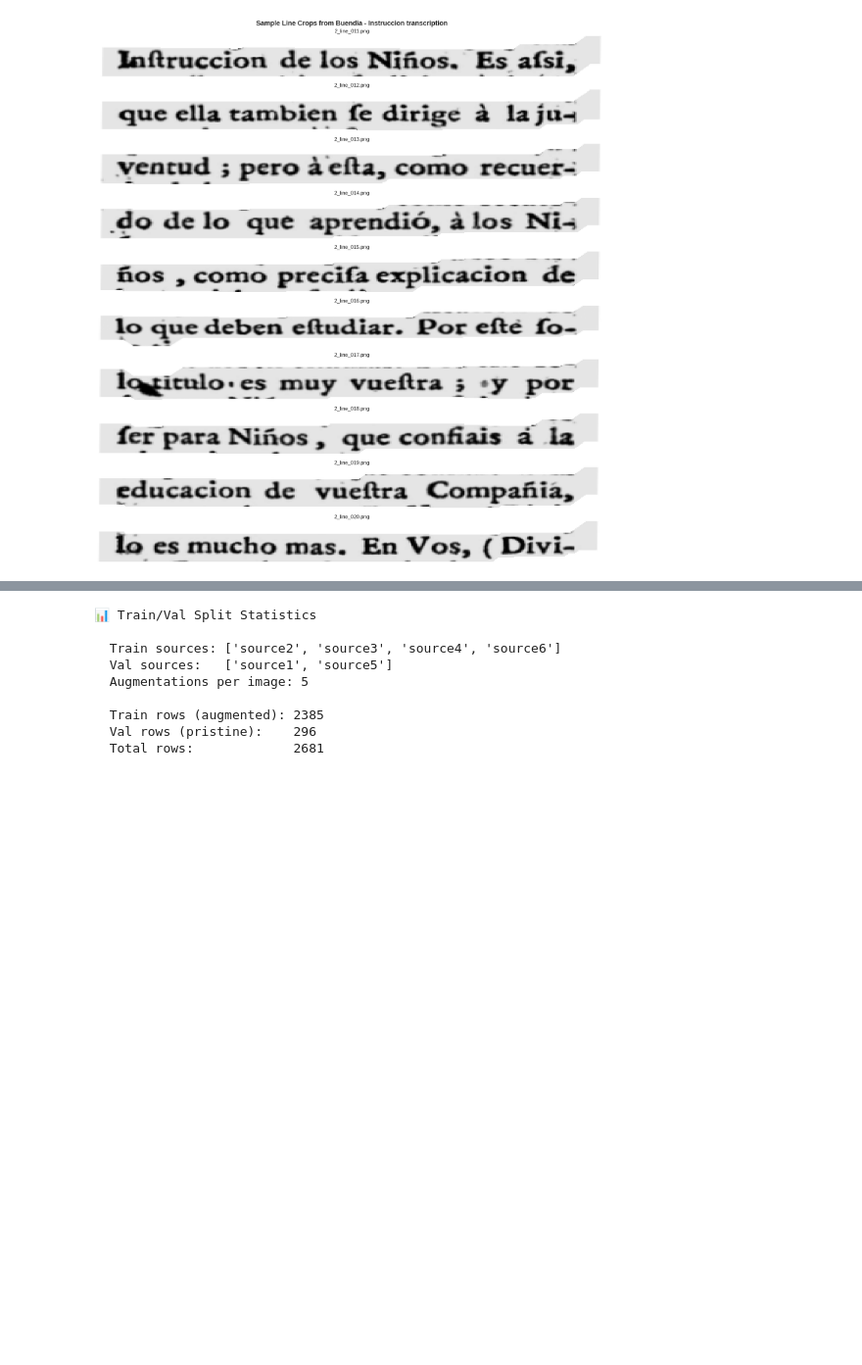
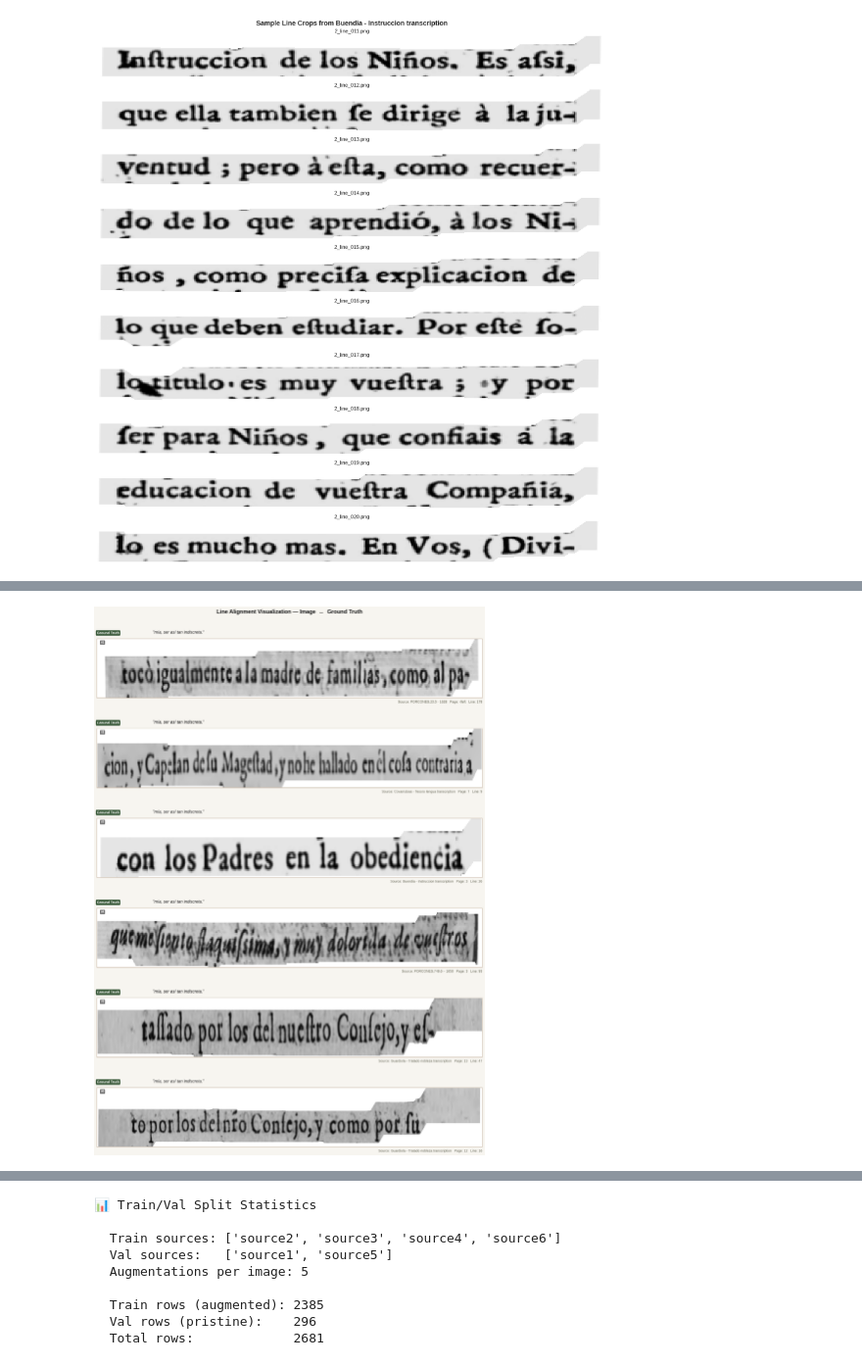
Before and after one commit to VHemanth45/Test1, a Jupyter notebook: RenAIssance_Showcase.ipynb, the cells around one changed output, grey strips where cells are left out. Shown at 98% size. Saved outputs shown, nothing was run; the diff lists cells and outputs as text; code cells hidden in the pictures; blank space fills up the shorter version.

````diff
--- a/RenAIssance_Showcase.ipynb
+++ b/RenAIssance_Showcase.ipynb
@@ -387,3 +365,98 @@ Line crop 002  →  "INFINITAMENTE AMABLE"
 Line crop 003  →  "NIÑO JESUS."
 ...
 ```
+# %%
+import csv
+import random
+import matplotlib.pyplot as plt
+import matplotlib.image as mpimg
+import matplotlib.patches as mpatches
+from pathlib import Path
+
+ALIGNMENT_CSV = DATA / 'line_alignment.csv'
+N_SAMPLES     = 6
+RANDOM_SEED   = 42
+
+# Load aligned rows
+rows = []
+with open(ALIGNMENT_CSV, encoding='utf-8-sig') as f:
+    for row in csv.DictReader(f):
+        img_path = row.get('image_path', '').strip()
+        gt_text  = row.get('ground_truth_text', '').strip()
+        status   = row.get('status', 'aligned').strip().lower()
+        if img_path and gt_text and status == 'aligned' and Path(img_path).exists():
+            rows.append(row)
+
+print(f"Loaded {len(rows)} aligned rows")
+
+# Sample
+random.seed(RANDOM_SEED)
+samples = random.sample(rows, min(N_SAMPLES, len(rows)))
+fig, axes = plt.subplots(len(samples), 1, figsize=(14, 3.2 * len(samples)))
+fig.patch.set_facecolor('#F7F5F0')
+
+if len(samples) == 1:
+    axes = [axes]
+
+for i, (ax, row) in enumerate(zip(axes, samples)):
+    ax.set_facecolor('#1a1a1a')
+
+    # ── Image ─────────────────────────────────────────────────────────────────
+    img = mpimg.imread(row['image_path'])
+    ax.imshow(img, cmap='gray' if img.ndim == 2 else None,
+              aspect='auto', extent=[0, 1, 0, 1])
+    ax.set_xlim(0, 1)
+    ax.set_ylim(0, 1)
+    ax.set_xticks([])
+    ax.set_yticks([])
+
+    # ── Border around image ───────────────────────────────────────────────────
+    for spine in ax.spines.values():
+        spine.set_edgecolor('#CCBBAA')
+        spine.set_linewidth(1.2)
+    ax.text(
+        0.0, 1.07, "Ground Truth",
+        transform=ax.transAxes,
+        fontsize=9, fontweight='bold',
+        color='white',
+        bbox=dict(boxstyle='round,pad=0.3', facecolor='#3a5a3a', edgecolor='none'),
+        va='bottom', ha='left'
+    )
+
+
+    ax.text(
+        0.145, 1.075, f'"{gt_text}"',
+        transform=ax.transAxes,
+        fontsize=10.5, fontstyle='italic',
+        color='#1a1a1a',
+        va='bottom', ha='left',
+        clip_on=False
+    )
+
+    source = row.get('source', 'Unknown')
+    page   = row.get('page', '?')
+    line   = row.get('line', '?')
+    ax.text(
+        1.0, -0.04, f"Source: {source}   Page: {page}   Line: {line}",
+        transform=ax.transAxes,
+        fontsize=8.5, color='#666655',
+        va='top', ha='right'
+    )
+
+    ax.text(
+        0.01, 0.96, f"#{i+1}",
+        transform=ax.transAxes,
+        fontsize=8, fontweight='bold', color='white',
+        bbox=dict(boxstyle='round,pad=0.25', facecolor='#444', edgecolor='none', alpha=0.75),
+        va='top', ha='left'
+    )
+
+fig.suptitle(
+    "Line Alignment Visualization — Image  ↔  Ground Truth",
+    fontsize=14, fontweight='bold', color='#1a1a1a',
+    y=1.01
+)
+
+plt.tight_layout(h_pad=3.5)
+plt.show()
+# %% [output]
@@ -390 +464,2 @@ Line crop 003  →  "NIÑO JESUS."
+[figure, added]
 # %% [markdown]
````
Also changed, not shown: parts of 23 cells of this notebook, 10 other files.
